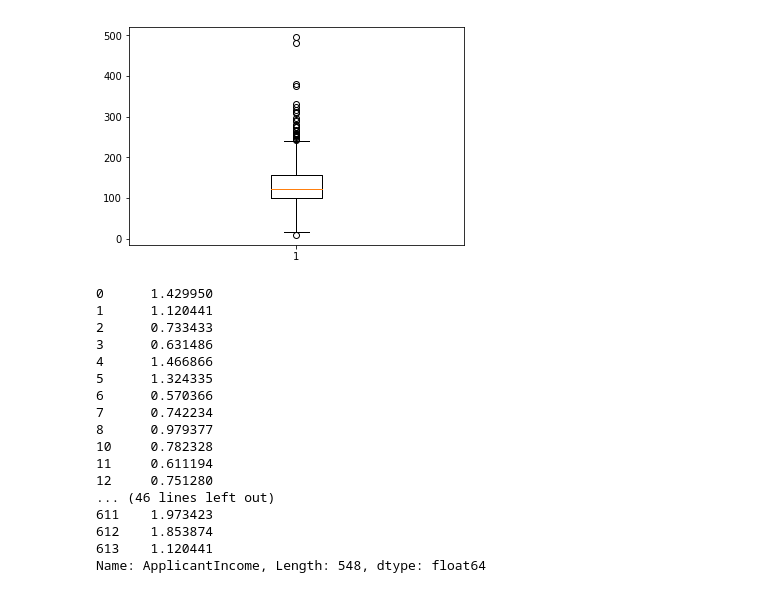
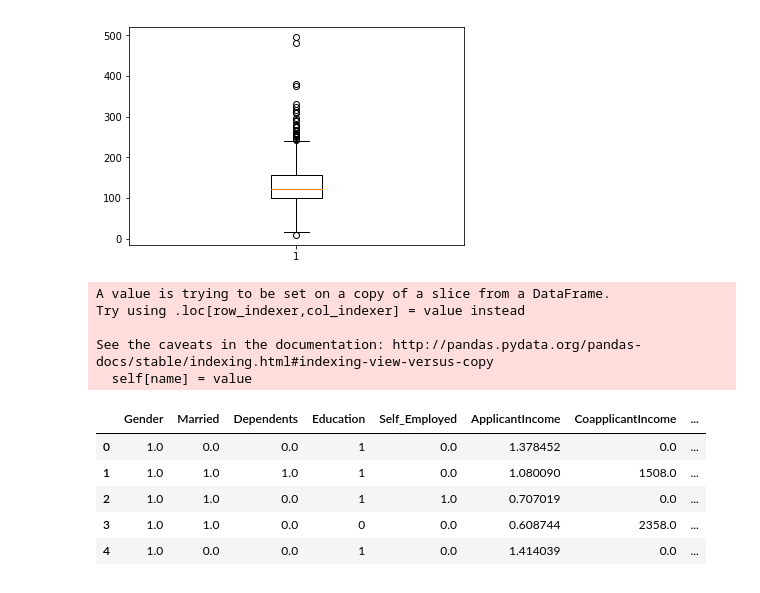
Before and after one commit to yagozewski/DataCleaningFun, a Jupyter notebook: LOAN.ipynb, the cells around one changed output. Cells and saved outputs as stored; diff of their text form; code cells hidden in the pictures.

```diff
--- a/LOAN.ipynb
+++ b/LOAN.ipynb
@@ -430,8 +463,8 @@ plt.show()
 # %% [output]
 [figure]
 # %%
-teste_train3 = train[np.abs(train.ApplicantIncome -  train.ApplicantIncome.mean()) <= (train.ApplicantIncome.std())]
-teste_train3.count()
+train_1std = train[np.abs(train.ApplicantIncome -  train.ApplicantIncome.mean()) <= (train.ApplicantIncome.std())]
+train_1std.count()
 # %% [output]
 Gender               574
 Married              574
@@ -496,23 +527,18 @@ plt.boxplot(teste_train4.LoanAmount)
 plt.show()
 # %% [output]
 [figure]
-# %%
-print(teste_train4.ApplicantIncome / teste_train4.ApplicantIncome.mean())
-# %% [output]
-0      1.429950
-1      1.120441
-2      0.733433
-3      0.631486
-4      1.466866
-5      1.324335
-6      0.570366
-7      0.742234
-8      0.979377
-10     0.782328
-11     0.611194
-12     0.751280
-... (46 lines left out)
-611    1.973423
-612    1.853874
-613    1.120441
-Name: ApplicantIncome, Length: 548, dtype: float64
+# %%
+train_1std.ApplicantIncome = train_1std.ApplicantIncome / train_1std.ApplicantIncome.mean()
+train_1std.head()
+# %% [output]
+A value is trying to be set on a copy of a slice from a DataFrame.
+Try using .loc[row_indexer,col_indexer] = value instead
+
+See the caveats in the documentation: http://pandas.pydata.org/pandas-docs/stable/indexing.html#indexing-view-versus-copy
+  self[name] = value
+|  | Gender | Married | Dependents | Education | Self_Employed | ApplicantIncome | CoapplicantIncome | ... |
+| 0 | 1.0 | 0.0 | 0.0 | 1 | 0.0 | 1.378452 | 0.0 | ... |
+| 1 | 1.0 | 1.0 | 1.0 | 1 | 0.0 | 1.080090 | 1508.0 | ... |
+| 2 | 1.0 | 1.0 | 0.0 | 1 | 1.0 | 0.707019 | 0.0 | ... |
+| 3 | 1.0 | 1.0 | 0.0 | 0 | 0.0 | 0.608744 | 2358.0 | ... |
+| 4 | 1.0 | 0.0 | 0.0 | 1 | 0.0 | 1.414039 | 0.0 | ... |
```
Also changed, not shown: parts of 53 cells of this notebook, 2 other files.
